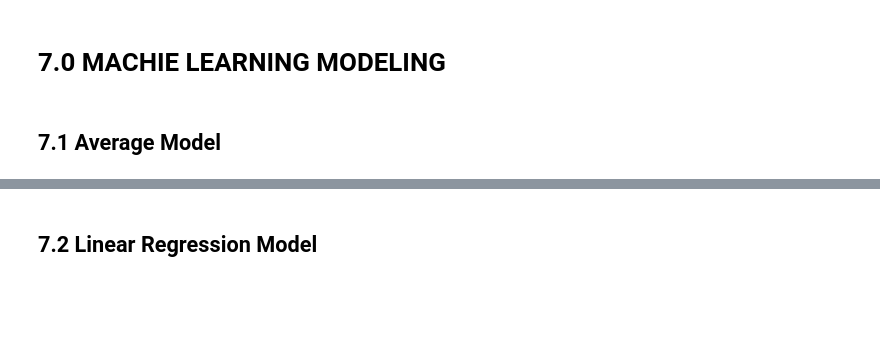
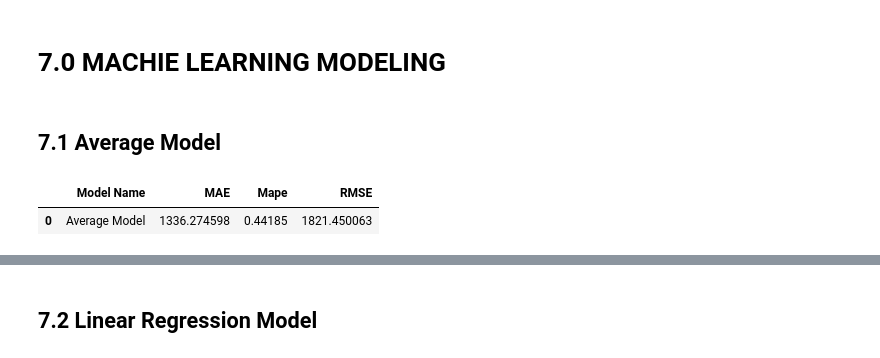
Before and after one commit to leon-amador/Rossman_sales, a Jupyter notebook: Rossman_sales_notebook.ipynb, the cells around one changed output, grey strips where cells are left out. Cells and saved outputs as stored; diff of their text form; code cells hidden in the pictures; blank space fills up the shorter version.

```diff
--- a/Rossman_sales_notebook.ipynb
+++ b/Rossman_sales_notebook.ipynb
@@ -835,19 +893,22 @@ df6.head()
 | 8 | 9 | 2015-07-31 | 9.055556 | 1 | 1 | 0 | 3 | -0.048387 | ... |
 | 9 | 10 | 2015-07-31 | 8.879890 | 1 | 1 | 0 | 1 | 0.133871 | ... |
 # %%
+
+
+
 # training dataset
-x_train = df6[df6['date'] < '2015-06-19']
-y_train = x_train['sales']
+X_train = df6[df6['date'] < '2015-06-19']
+y_train = X_train['sales']
 
 # test dataset
-x_test = df6[df6['date'] >= '2015-06-19']
-y_test = x_test['sales']
+X_test = df6[df6['date'] >= '2015-06-19']
+y_test = X_test['sales']
 
-print( 'Training Min Date: {}'.format( x_train['date'].min() ) )
-print( 'Training Max Date: {}'.format( x_train['date'].max() ) )
+print( 'Training Min Date: {}'.format( X_train['date'].min() ) )
+print( 'Training Max Date: {}'.format( X_train['date'].max() ) )
 
-print( '\nTest Min Date: {}'.format( x_test['date'].min() ) )
-print( 'Test Max Date: {}'.format( x_test['date'].max() ) )
+print( '\nTest Min Date: {}'.format( X_test['date'].min() ) )
+print( 'Test Max Date: {}'.format( X_test['date'].max() ) )
 # %% [output]
 Training Min Date: 2013-01-01 00:00:00
 Training Max Date: 2015-06-18 00:00:00
@@ -904,8 +965,10 @@ cols_selected_boruta = [
     'week_of_year_cos']
 # %%
 # columns to add
-feat_to_add = ['date','sales']
-cols_selected_boruta.extend(feat_to_add)
+feat_to_add = ['date', 'sales']
+
+cols_selected_boruta_full = cols_selected_boruta.copy()
+cols_selected_boruta_full.extend( feat_to_add )
 # %%
 cols_selected_boruta
 # %% [output]
@@ -948,15 +997,25 @@ def mean_absolute_percentage_error(y, yhat):
+# %%
+x_train = X_train[ cols_selected_boruta ]
+x_test = X_test[ cols_selected_boruta ]
+
+# Time Series Data Preparation
+x_training = X_train[ cols_selected_boruta_full ]
 # %% [markdown]
 ## 7.1 Average Model
 # %%
 aux1 = x_test.copy()
 aux1['sales'] = y_test.copy()
 
-#prediction
-aux2 = aux1[['store','sales']].groupby('store').mean().reset_index().rename(columns={'sales':'predictions'})
-aux1 = pd.merge(aux1, aux2, how='left', on='store')
+# prediction
+aux2 = aux1[['store', 'sales']].groupby( 'store' ).mean().reset_index().rename( columns={'sales': 'predictions'} )
+aux1 = pd.merge( aux1, aux2, how='left', on='store' )
 yhat_baseline = aux1['predictions']
 
-#performance
-baseline_result = nl_error('Average Model',np.exp(y_test), np.exp(yhat_baseline))
+# performance
+baseline_result = ml_error( 'Average Model', np.expm1( y_test ), np.expm1( yhat_baseline ) )
+baseline_result
+# %% [output]
+|  | Model Name | MAE | Mape | RMSE |
+| 0 | Average Model | 1336.274598 | 0.44185 | 1821.450063 |
 # %%
 baseline_result
```
Also changed, not shown: parts of 28 cells of this notebook.
